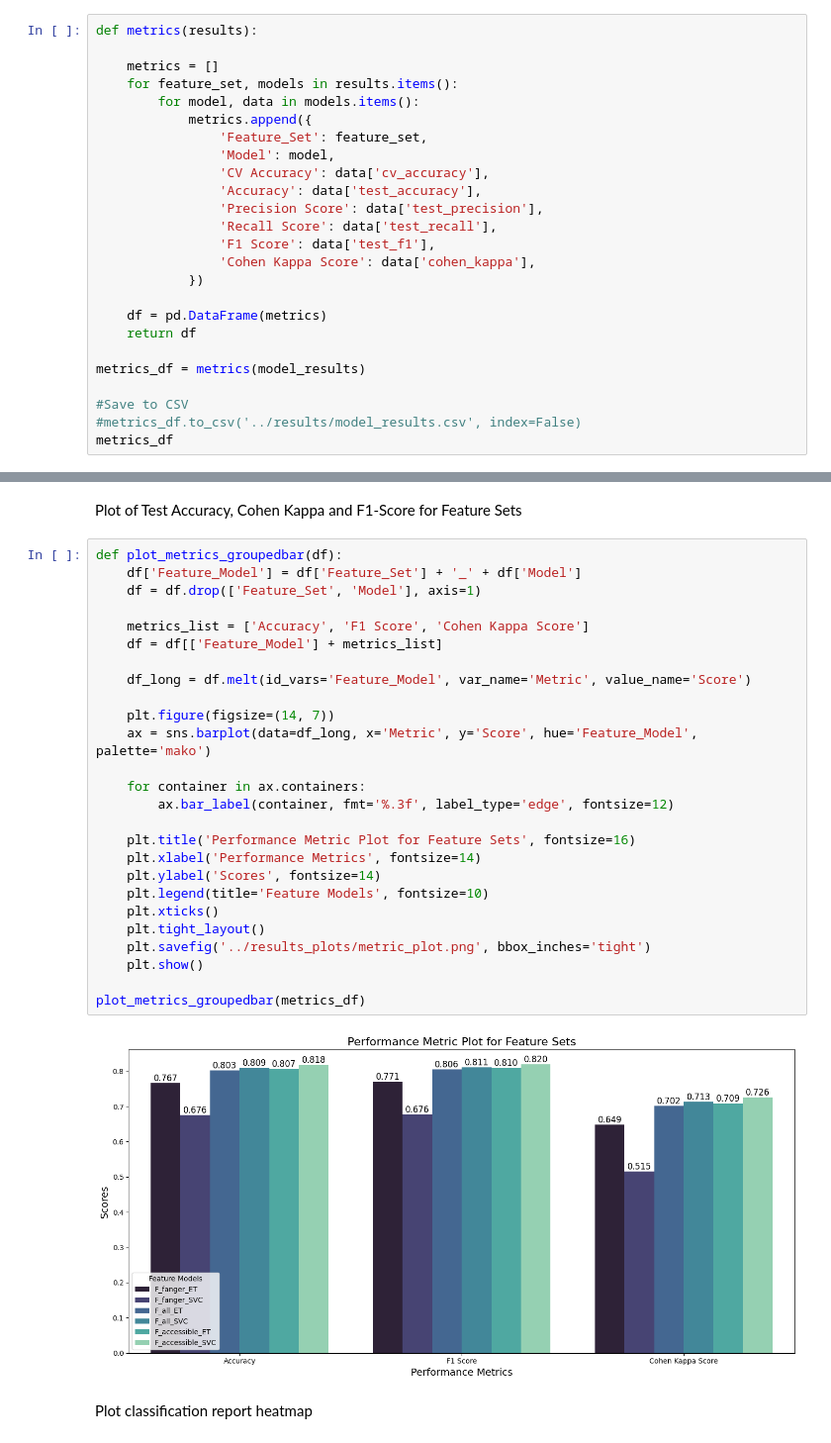
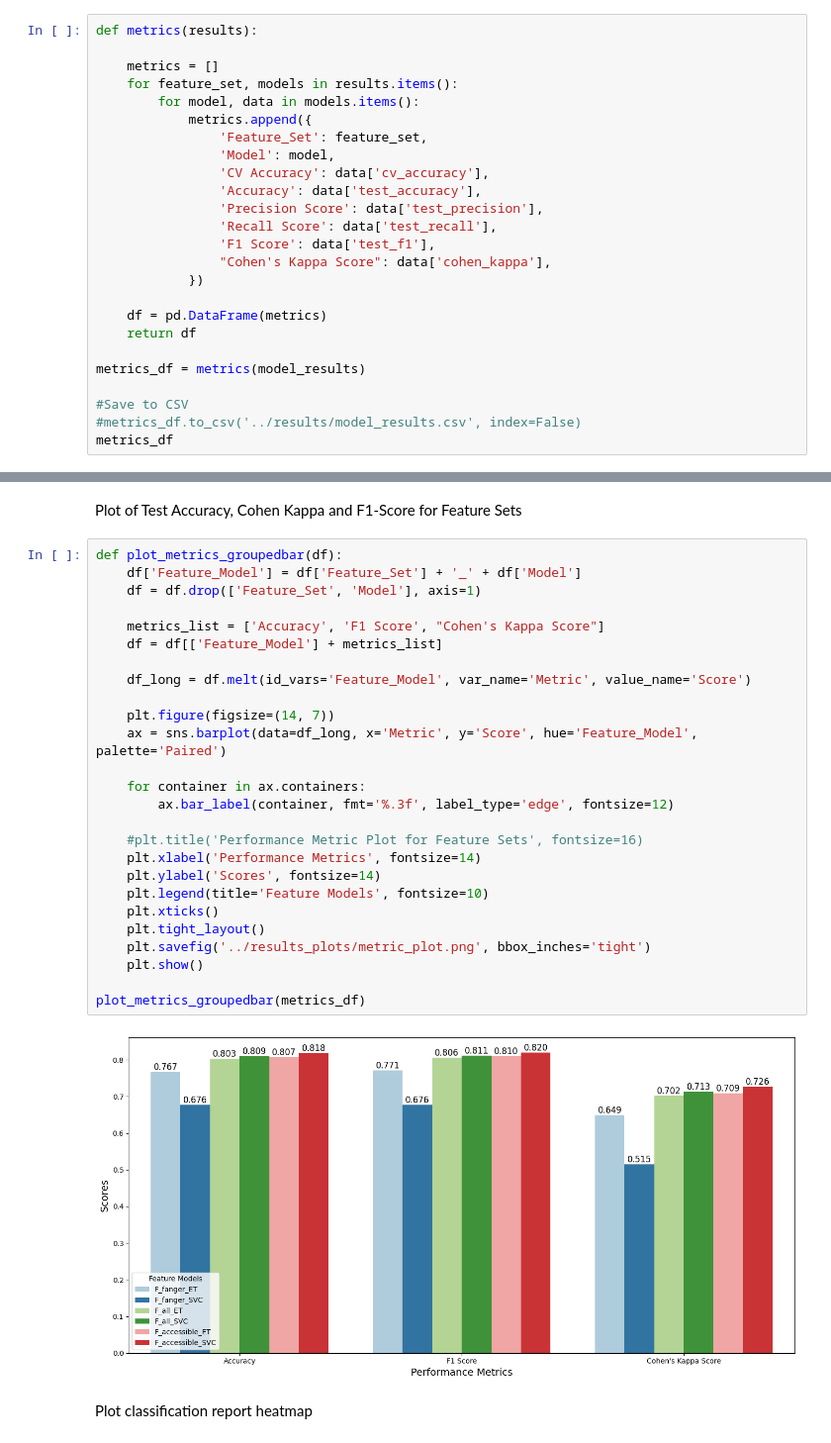
Before and after one commit to TUB-DVG/DVG-climate-chamber-comfort-dataset, a Jupyter notebook: model_scripts/plot_results.ipynb, the cells around one changed output, grey strips where cells are left out. Shown at 99% size. Saved outputs shown, nothing was run; the diff lists cells and outputs as text.

```diff
--- a/model_scripts/plot_results.ipynb
+++ b/model_scripts/plot_results.ipynb
@@ -49,7 +49,7 @@ def metrics(results):
                 'Precision Score': data['test_precision'],
                 'Recall Score': data['test_recall'],
                 'F1 Score': data['test_f1'],
-                'Cohen Kappa Score': data['cohen_kappa'],
+                "Cohen's Kappa Score": data['cohen_kappa'],
             })
 
     df = pd.DataFrame(metrics)
@@ -105,31 +105,31 @@ Plot of Test Accuracy, Cohen Kappa and F1-Score for Feature Sets
 # %%
 def plot_metrics_groupedbar(df):
     df['Feature_Model'] = df['Feature_Set'] + '_' + df['Model']
     df = df.drop(['Feature_Set', 'Model'], axis=1)
 
-    metrics_list = ['Accuracy', 'F1 Score', 'Cohen Kappa Score']
+    metrics_list = ['Accuracy', 'F1 Score', "Cohen's Kappa Score"]
     df = df[['Feature_Model'] + metrics_list]
 
     df_long = df.melt(id_vars='Feature_Model', var_name='Metric', value_name='Score')
 
     plt.figure(figsize=(14, 7))
-    ax = sns.barplot(data=df_long, x='Metric', y='Score', hue='Feature_Model', palette='mako')
+    ax = sns.barplot(data=df_long, x='Metric', y='Score', hue='Feature_Model', palette='Paired')
 
     for container in ax.containers:
         ax.bar_label(container, fmt='%.3f', label_type='edge', fontsize=12)
 
-    plt.title('Performance Metric Plot for Feature Sets', fontsize=16)
+    #plt.title('Performance Metric Plot for Feature Sets', fontsize=16)
     plt.xlabel('Performance Metrics', fontsize=14)
     plt.ylabel('Scores', fontsize=14)
     plt.legend(title='Feature Models', fontsize=10)
     plt.xticks()
     plt.tight_layout()
     plt.savefig('../results_plots/metric_plot.png', bbox_inches='tight')
     plt.show()
 
 plot_metrics_groupedbar(metrics_df)
 # %% [output]
-[figure, old version]
+[figure, new version]
 # %% [markdown]
 Plot classification report heatmap
 # %%
```
Also changed, not shown: parts of 4 cells of this notebook, 35 other files.
